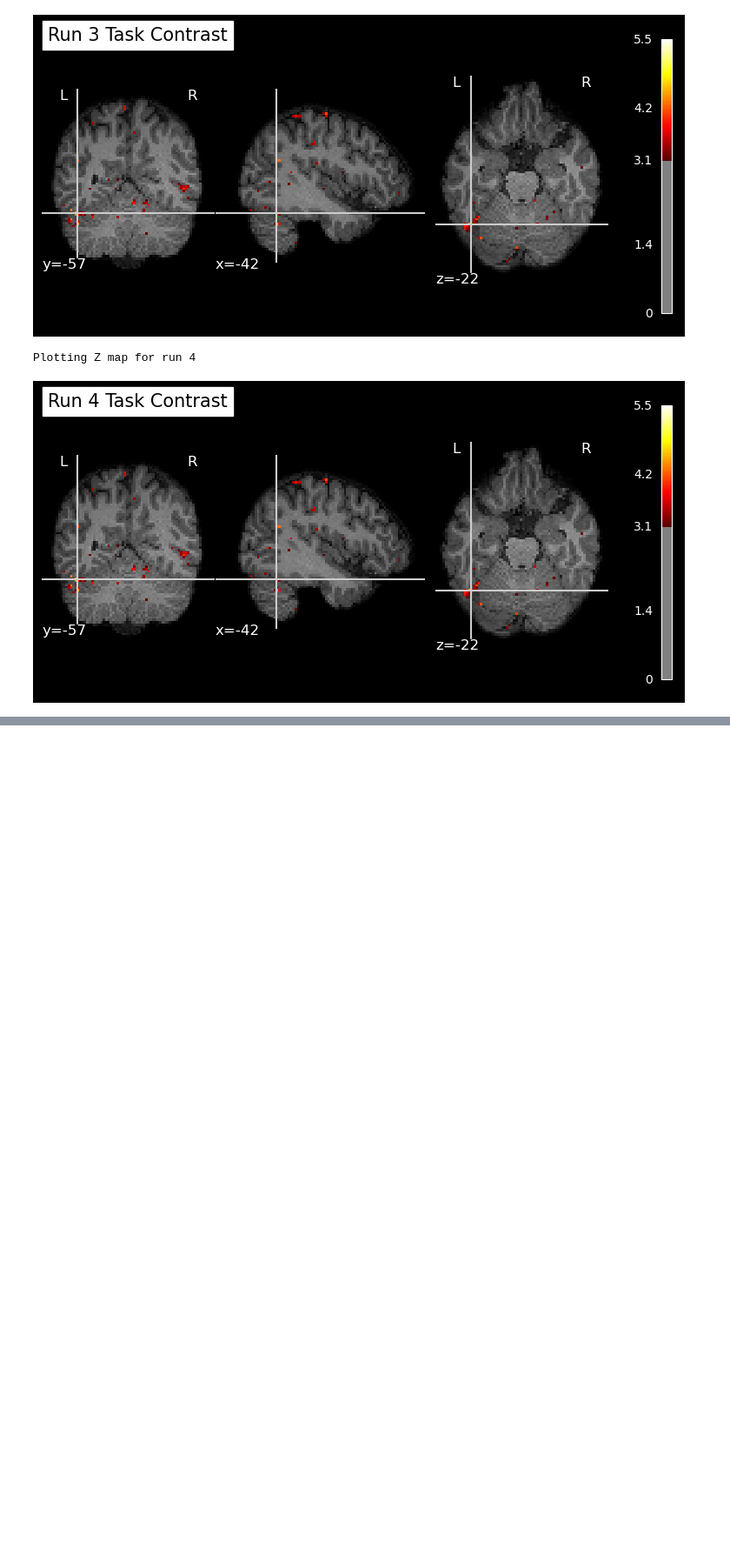
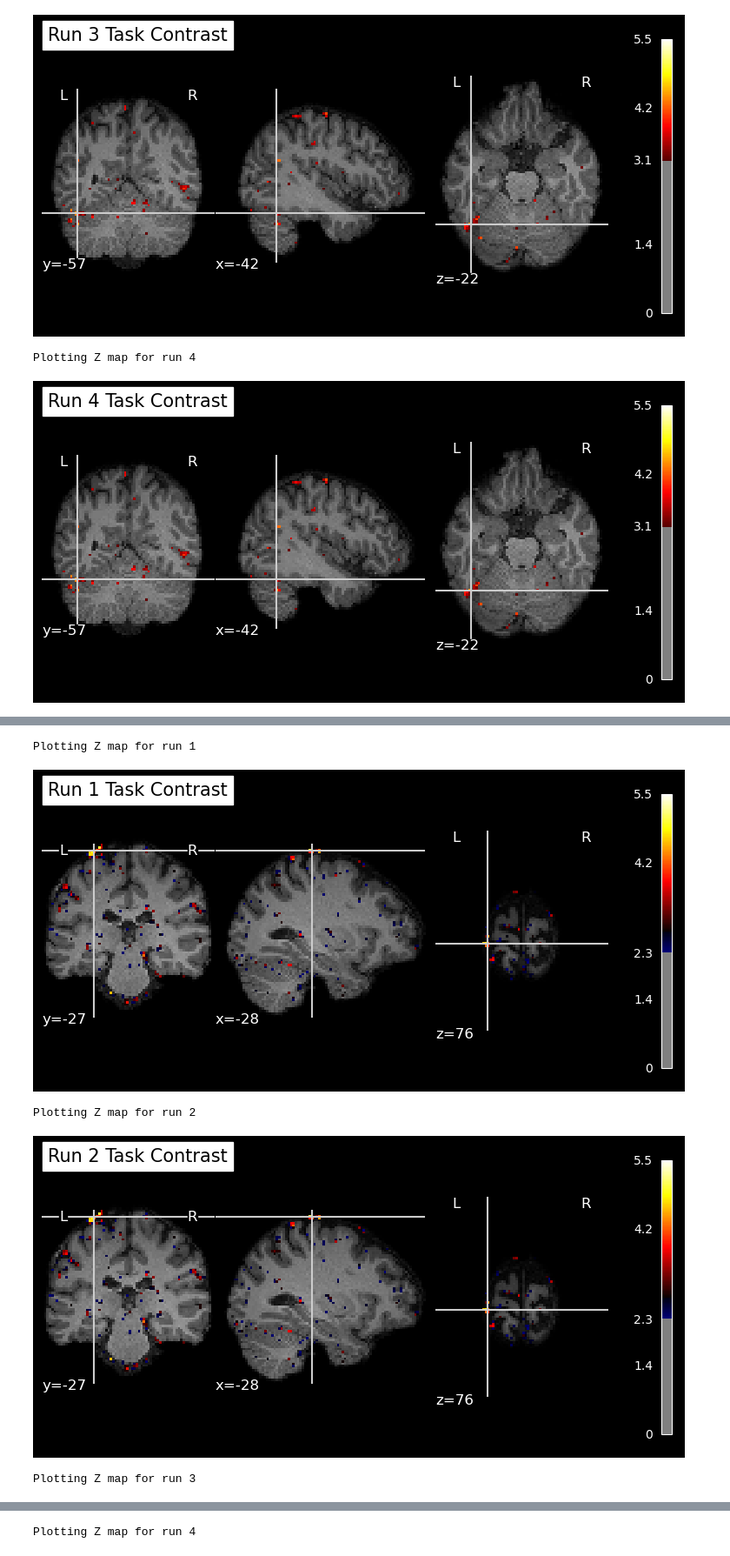
Before and after one commit to jancayan/Single-Subject-Working-Memory-Analysis, a Jupyter notebook: Nov20_notebooks/jennifer.ipynb, the cells around one changed output, grey strips where cells are left out. Shown at 87% size. Drawn from its saved outputs; the diff is of its cells as text; code cells hidden in the pictures; blank space fills up the shorter version.

```diff
--- a/Nov20_notebooks/jennifer.ipynb
+++ b/Nov20_notebooks/jennifer.ipynb
@@ -173,0 +251,23 @@ Plotting Z map for run 4
+# %%
+# Visualize each z-map for the contrast
+for i, z_map in enumerate(z_maps):
+    clean_map, threshold = threshold_stats_img(
+    z_map,
+    alpha=0.01,
+    height_control="fpr", # false positive rate
+    two_sided=False,  # using a one-sided test
+    )
+    print(f"Plotting Z map for run {i + 1}")
+    display = plot_stat_map(
+        clean_map,
+        title=f"Run {i + 1} Task Contrast",
+        threshold=threshold,
+        display_mode='ortho',
+        bg_img='anat/wc0cs2018-08-05_10-17-102019-00001-00160-1.nii')
+    plt.show()
+# %% [output]
+Plotting Z map for run 1
+[figure, added]
+Plotting Z map for run 2
+[figure, added]
+Plotting Z map for run 3
@@ -173,0 +275 @@ Plotting Z map for run 4
+Plotting Z map for run 4
```
Also changed, not shown: parts of 12 cells of this notebook, 1 other file.
